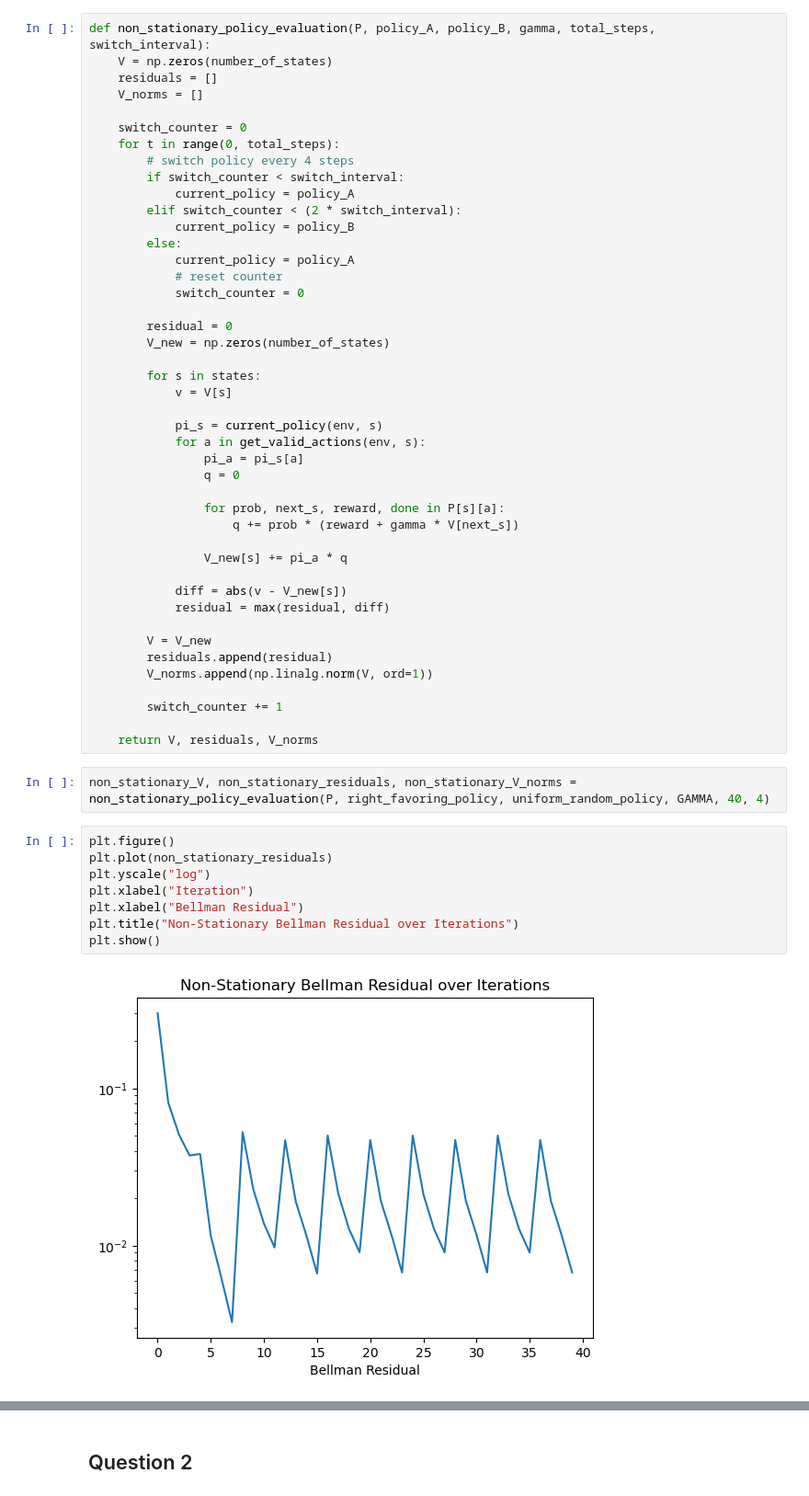
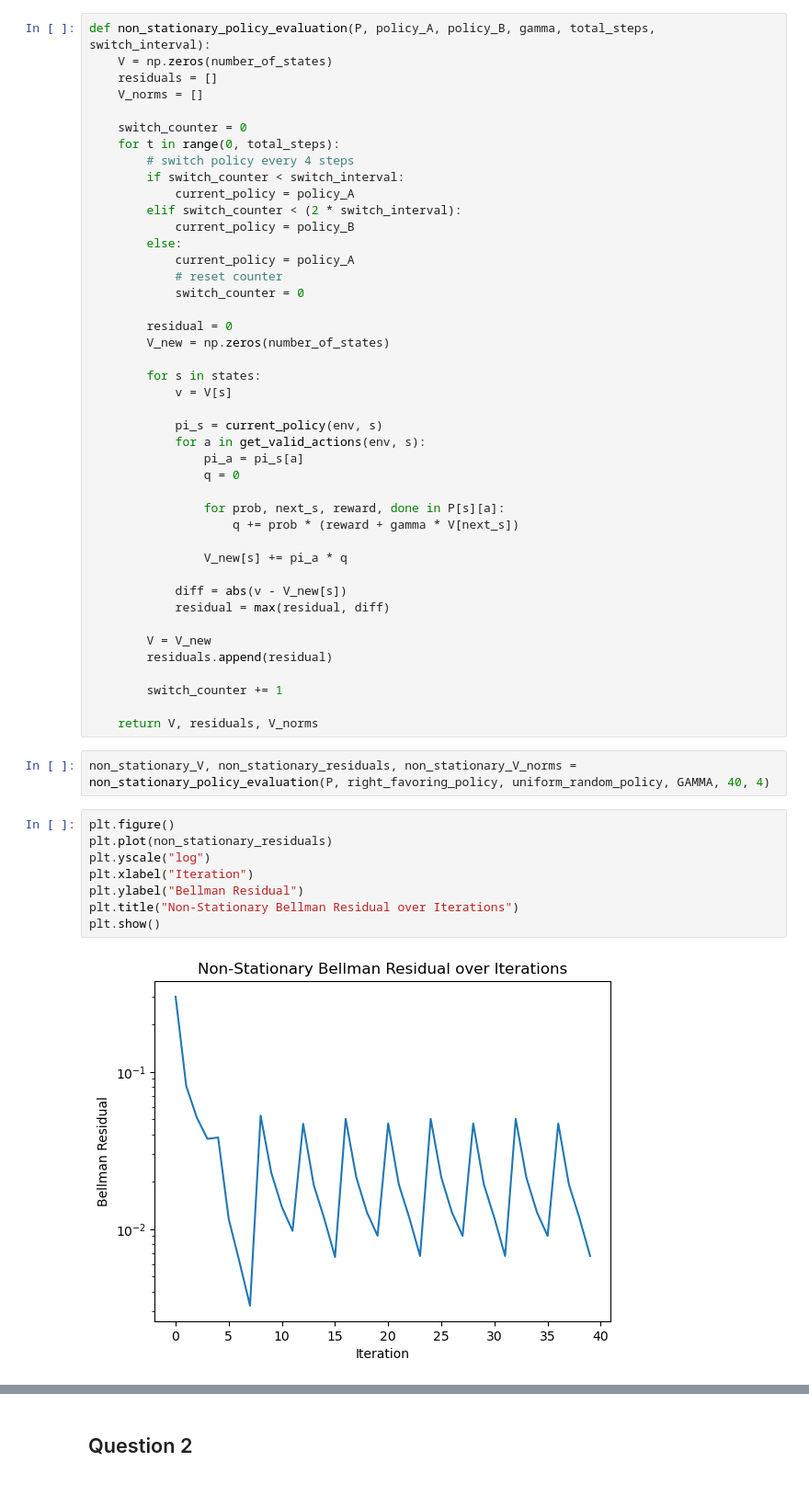
Before and after one commit to Tianennnn/COMP579_Assignment_2, a Jupyter notebook: W26_COMP579_Assignment2_Starter_Code_Updated.ipynb, the cells around one changed output, grey strips where cells are left out. Shown at 92% size. Saved outputs shown, nothing was run; the diff lists cells and outputs as text.

```diff
--- a/W26_COMP579_Assignment2_Starter_Code_Updated.ipynb
+++ b/W26_COMP579_Assignment2_Starter_Code_Updated.ipynb
@@ -365,7 +370,6 @@ def non_stationary_policy_evaluation(P, policy_A, policy_B, gamma, total_steps,
 
         V = V_new
         residuals.append(residual)
-        V_norms.append(np.linalg.norm(V, ord=1))
 
         switch_counter += 1
 
@@ -375,10 +379,10 @@ non_stationary_V, non_stationary_residuals, non_stationary_V_norms = non_station
 # %%
 plt.figure()
 plt.plot(non_stationary_residuals)
 plt.yscale("log")
 plt.xlabel("Iteration")
-plt.xlabel("Bellman Residual")
+plt.ylabel("Bellman Residual")
 plt.title("Non-Stationary Bellman Residual over Iterations")
 plt.show()
 # %% [output]
-[figure, old version]
+[figure, new version]
```
Also changed, not shown: parts of 4 cells of this notebook.
